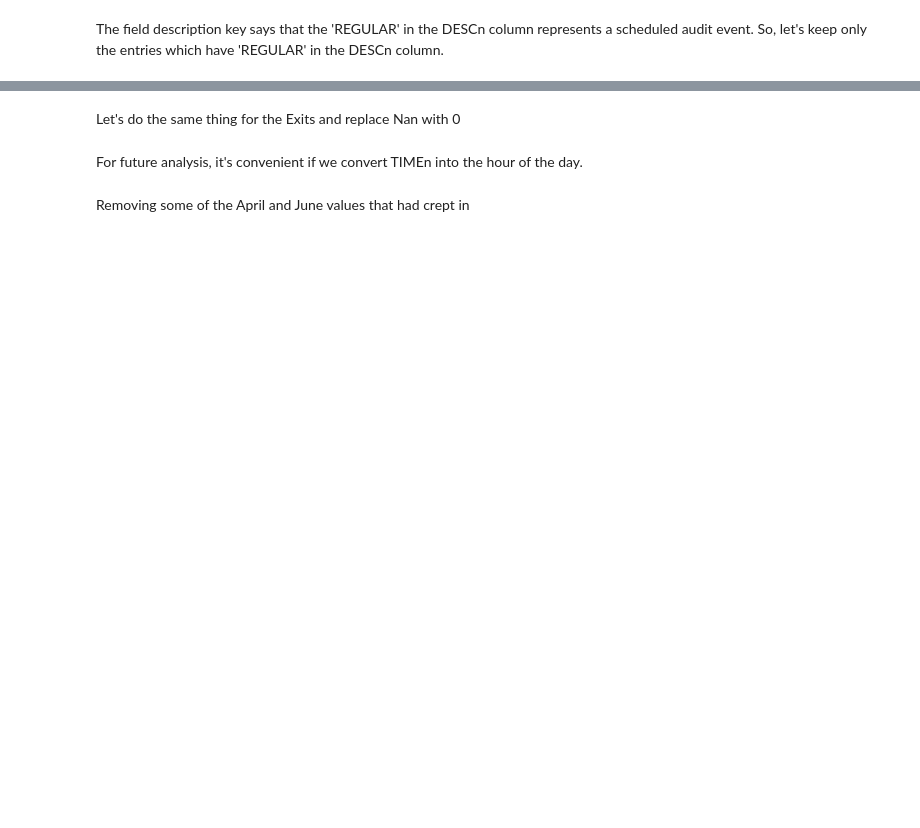
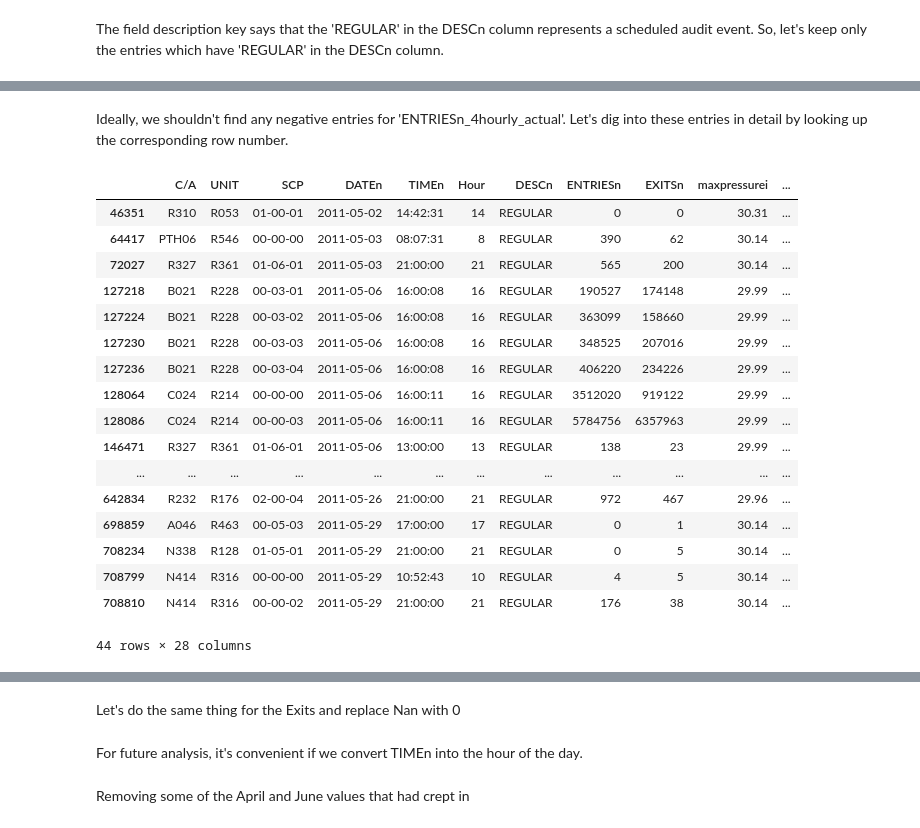
Before and after one commit to sushant2811/NYCsubwayData, a Jupyter notebook: NYCsubwayData.ipynb, the cells around one changed output, grey strips where cells are left out. Drawn from its saved outputs; the diff is of its cells as text; code cells hidden in the pictures; blank space fills up the shorter version.

```diff
--- a/NYCsubwayData.ipynb
+++ b/NYCsubwayData.ipynb
@@ -399,0 +434,23 @@ turnstile_df_reg.loc[:, 'ENTRIESn_4hourly'] = turnstile_df_reg.loc[:, 'ENTRIESn_
+# %% [markdown]
+Ideally, we shouldn't find any negative entries for 'ENTRIESn_4hourly_actual'.  Let's dig into these entries in detail by looking up the corresponding row number.
+# %%
+turnstile_weather_df.loc[turnstile_weather_df['ENTRIESn_4hourly_actual'] < 0]
+# %% [output]
+|  | C/A | UNIT | SCP | DATEn | TIMEn | Hour | DESCn | ENTRIESn | EXITSn | maxpressurei | ... |
+| 46351 | R310 | R053 | 01-00-01 | 2011-05-02 | 14:42:31 | 14 | REGULAR | 0 | 0 | 30.31 | ... |
+| 64417 | PTH06 | R546 | 00-00-00 | 2011-05-03 | 08:07:31 | 8 | REGULAR | 390 | 62 | 30.14 | ... |
+| 72027 | R327 | R361 | 01-06-01 | 2011-05-03 | 21:00:00 | 21 | REGULAR | 565 | 200 | 30.14 | ... |
+| 127218 | B021 | R228 | 00-03-01 | 2011-05-06 | 16:00:08 | 16 | REGULAR | 190527 | 174148 | 29.99 | ... |
+| 127224 | B021 | R228 | 00-03-02 | 2011-05-06 | 16:00:08 | 16 | REGULAR | 363099 | 158660 | 29.99 | ... |
+| 127230 | B021 | R228 | 00-03-03 | 2011-05-06 | 16:00:08 | 16 | REGULAR | 348525 | 207016 | 29.99 | ... |
+| 127236 | B021 | R228 | 00-03-04 | 2011-05-06 | 16:00:08 | 16 | REGULAR | 406220 | 234226 | 29.99 | ... |
+| 128064 | C024 | R214 | 00-00-00 | 2011-05-06 | 16:00:11 | 16 | REGULAR | 3512020 | 919122 | 29.99 | ... |
+| 128086 | C024 | R214 | 00-00-03 | 2011-05-06 | 16:00:11 | 16 | REGULAR | 5784756 | 6357963 | 29.99 | ... |
+| 146471 | R327 | R361 | 01-06-01 | 2011-05-06 | 13:00:00 | 13 | REGULAR | 138 | 23 | 29.99 | ... |
+| ... | ... | ... | ... | ... | ... | ... | ... | ... | ... | ... | ... |
+| 642834 | R232 | R176 | 02-00-04 | 2011-05-26 | 21:00:00 | 21 | REGULAR | 972 | 467 | 29.96 | ... |
+| 698859 | A046 | R463 | 00-05-03 | 2011-05-29 | 17:00:00 | 17 | REGULAR | 0 | 1 | 30.14 | ... |
+| 708234 | N338 | R128 | 01-05-01 | 2011-05-29 | 21:00:00 | 21 | REGULAR | 0 | 5 | 30.14 | ... |
+| 708799 | N414 | R316 | 00-00-00 | 2011-05-29 | 10:52:43 | 10 | REGULAR | 4 | 5 | 30.14 | ... |
+| 708810 | N414 | R316 | 00-00-02 | 2011-05-29 | 21:00:00 | 21 | REGULAR | 176 | 38 | 30.14 | ... |
+44 rows × 28 columns
```
Also changed, not shown: parts of 95 cells of this notebook.
